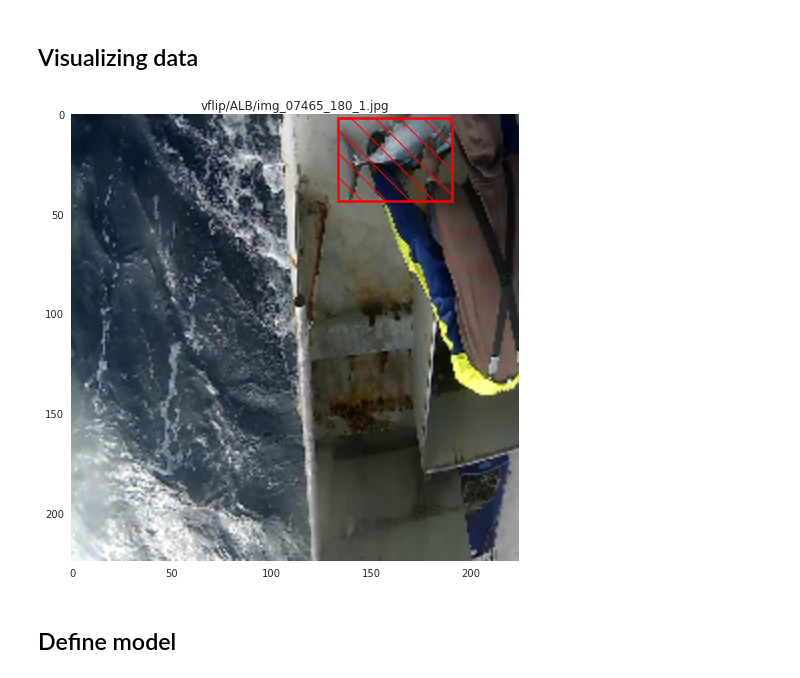
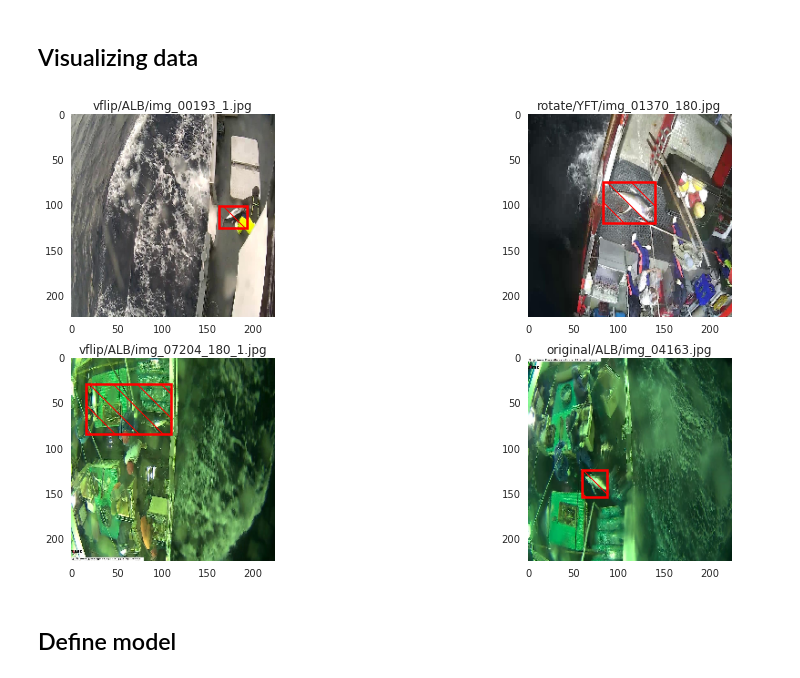
Before and after one commit to lqdreality/fisheries_monitoring, a Jupyter notebook: localizers/Localizer_ResNet50_SuperBox.ipynb, the cells around one changed output. Drawn from its saved outputs; the diff is of its cells as text; code cells hidden in the pictures.

Commit message:
training experiments

```diff
--- a/localizers/Localizer_ResNet50_SuperBox.ipynb
+++ b/localizers/Localizer_ResNet50_SuperBox.ipynb
@@ -73,7 +74,7 @@ def load_all_labels(aug_folders):
     for folder in aug_folders:
         folder_name = os.path.basename(folder)
         print "Loading data augmentation folder:", folder_name
-        labels = pd.read_csv(folder + '/superboxes.csv', names = ["img", "x","y","w","h"])
+        labels = pd.read_csv(folder + '/boxes.csv', names = ["img", "x","y","w","h"])
         labels = labels.sort_values(by = "img")
         labels["img"] = folder_name + '/' + labels["img"]
         print "Number of examples:", len(labels)
@@ -241,12 +242,19 @@ total number of examples:  69510
 # %%
+# selected_aug = {"ALB" : ["original", "rotate", "vflip"],
+#                 "BET" : ["original", "rotate", "vflip", "invert", "add", "emboss", "gaussianNoise", "blur", "dropout"],
+#                 "DOL" : ["original", "rotate", "vflip", "invert", "add", "emboss", "gaussianNoise", "blur", "dropout"],
+#                 "LAG" : ["original", "rotate", "vflip", "invert", "add", "emboss", "gaussianNoise", "blur", "dropout"],
+# #                 "NoF" : ["original", "rotate", "vflip", "invert", "add", "emboss", "gaussianNoise", "blur", "dropout"],
+#                 "OTHER" : ["original", "rotate", "vflip", "invert", "add", "emboss", "gaussianNoise", "blur", "dropout"],
+#                 "SHARK" : ["original", "rotate", "vflip", "invert", "add", "emboss", "gaussianNoise", "blur", "dropout"],
+#                 "YFT" : ["original", "rotate", "vflip", "invert", "add", "emboss", "blur", "dropout"]}
 selected_aug = {"ALB" : ["original", "rotate", "vflip"],
-                "BET" : ["original", "rotate", "vflip", "invert", "add", "emboss", "gaussianNoise", "blur", "dropout"],
-                "DOL" : ["original", "rotate", "vflip", "invert", "add", "emboss", "gaussianNoise", "blur", "dropout"],
-                "LAG" : ["original", "rotate", "vflip", "invert", "add", "emboss", "gaussianNoise", "blur", "dropout"],
-#                 "NoF" : ["original", "rotate", "vflip", "invert", "add", "emboss", "gaussianNoise", "blur", "dropout"],
-                "OTHER" : ["original", "rotate", "vflip", "invert", "add", "emboss", "gaussianNoise", "blur", "dropout"],
-                "SHARK" : ["original", "rotate", "vflip", "invert", "add", "emboss", "gaussianNoise", "blur", "dropout"],
-                "YFT" : ["original", "rotate", "vflip", "invert", "add", "emboss", "blur", "dropout"]}
+                "BET" : ["original", "rotate", "vflip"],
+                "DOL" : ["original", "rotate", "vflip"],
+                "LAG" : ["original", "rotate", "vflip"],
+                "OTHER" : ["original", "rotate", "vflip"],
+                "SHARK" : ["original", "rotate", "vflip"],
+                "YFT" : ["original", "rotate", "vflip"]}
 selected_labels = pd.DataFrame(columns = ["img", "x","y","w","h"])
 for key, values in selected_aug.iteritems():
     for value in values:
@@ -288,5 +296,5 @@ Original size: 734      After augmentation: YFT 13212   times augmented: 18.0
 # %%
-train_labels, val_labels, test_labels = train_val_test_split(selected_labels, 10000, 5000)
+train_labels, val_labels, test_labels = train_val_test_split(selected_labels, 2000, 1000)
 # %%
 X_test, y_test, id_test, X_test_raw, shape_raw = load_data(test_labels, INPUT_WIDTH, INPUT_HEIGHT)
 # %% [output]
@@ -298,9 +306,9 @@ Loading...100% done!
 # %% [markdown]
 ## Visualizing data
 # %%
-make_plot(data = X_test, nrow = 1, ncol = 1, index = id_test, true_box = y_test, figsize = (15,8))
+make_plot(data = X_test, nrow = 2, ncol = 2, index = id_test, true_box = y_test, figsize = (15,8))
 # %% [output]
-[figure, old version]
+[figure, new version]
 # %% [markdown]
 ## Define model
 # %%
```
Also changed, not shown: parts of 4 cells of this notebook, 15 other files.
